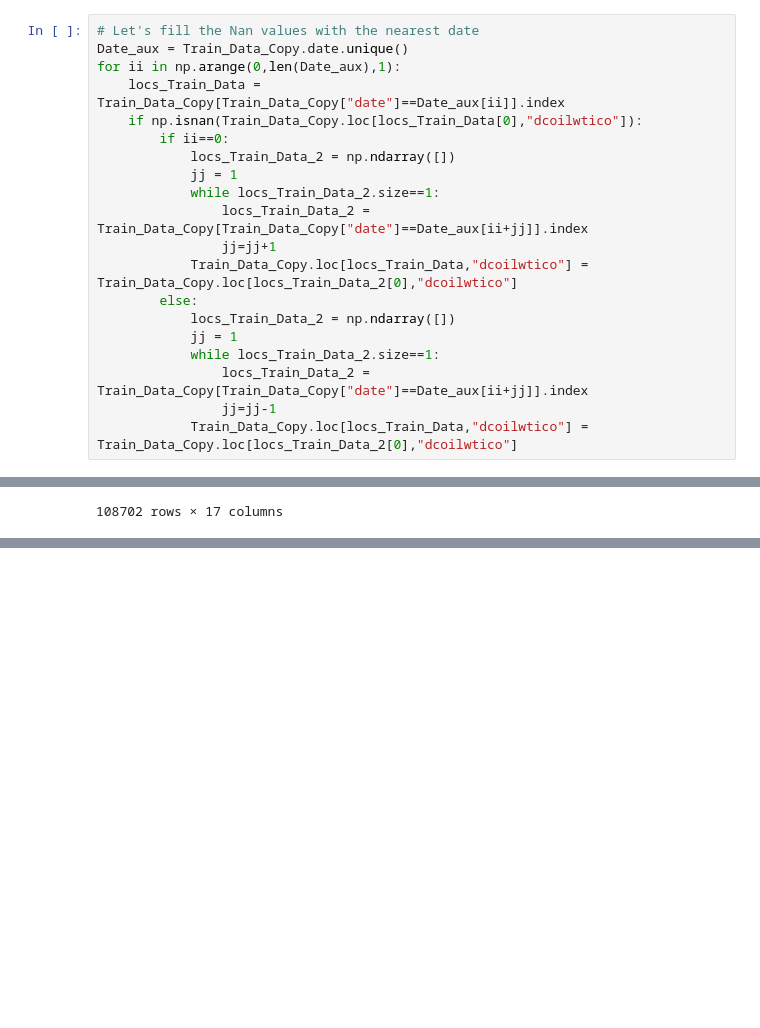
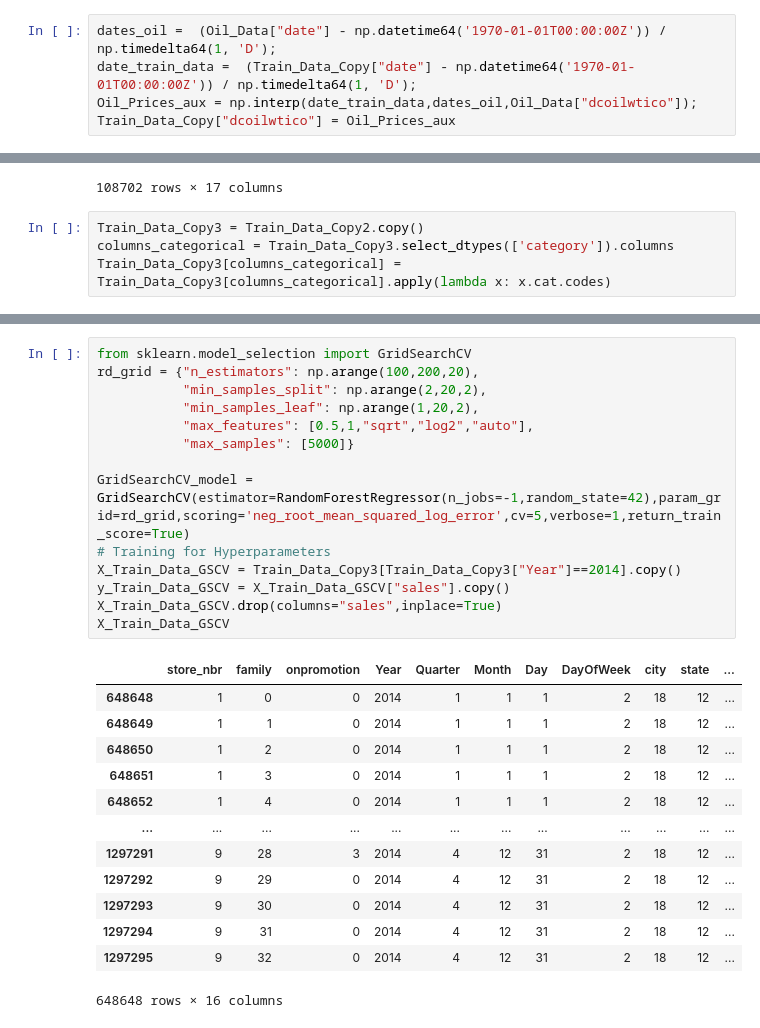
Before and after one commit to Candelo-Zuluaga/KaggleCompetition-StoreSales-TSForecasting, a Jupyter notebook: Notebooks/1-03_01_2025-Notebook.ipynb, the cells around one changed output, grey strips where cells are left out. Cells and saved outputs as stored; diff of their text form; blank space fills up the shorter version.

```diff
--- a/Notebooks/1-03_01_2025-Notebook.ipynb
+++ b/Notebooks/1-03_01_2025-Notebook.ipynb
@@ -254,23 +271,8 @@ for Date_aux in Train_Data_Copy.date.unique():
-# %%
-# Let's fill the Nan values with the nearest date
-Date_aux = Train_Data_Copy.date.unique()
-for ii in np.arange(0,len(Date_aux),1):
-    locs_Train_Data = Train_Data_Copy[Train_Data_Copy["date"]==Date_aux[ii]].index
-    if np.isnan(Train_Data_Copy.loc[locs_Train_Data[0],"dcoilwtico"]):
-        if ii==0:
-            locs_Train_Data_2 = np.ndarray([])
-            jj = 1
-            while locs_Train_Data_2.size==1:
-                locs_Train_Data_2 = Train_Data_Copy[Train_Data_Copy["date"]==Date_aux[ii+jj]].index
-                jj=jj+1
-            Train_Data_Copy.loc[locs_Train_Data,"dcoilwtico"] = Train_Data_Copy.loc[locs_Train_Data_2[0],"dcoilwtico"]
-        else:
-            locs_Train_Data_2 = np.ndarray([])
-            jj = 1
-            while locs_Train_Data_2.size==1:
-                locs_Train_Data_2 = Train_Data_Copy[Train_Data_Copy["date"]==Date_aux[ii+jj]].index
-                jj=jj-1
-            Train_Data_Copy.loc[locs_Train_Data,"dcoilwtico"] = Train_Data_Copy.loc[locs_Train_Data_2[0],"dcoilwtico"]
+# %%
+dates_oil =  (Oil_Data["date"] - np.datetime64('1970-01-01T00:00:00Z')) / np.timedelta64(1, 'D');
+date_train_data =  (Train_Data_Copy["date"] - np.datetime64('1970-01-01T00:00:00Z')) / np.timedelta64(1, 'D');
+Oil_Prices_aux = np.interp(date_train_data,dates_oil,Oil_Data["dcoilwtico"]);
+Train_Data_Copy["dcoilwtico"] = Oil_Prices_aux
 # %% [markdown]
 Now we have our Data completed with all the prices filled (even the days that there was not information), we need just to reconvert object to categoricals and load the holidays events to complete the data structure.
 # %%
@@ -437,6 +439,10 @@ Train_Data_Copy2.loc[Index_2016_earthquake]
 | 2216806 | 9 | SCHOOL AND OFFICE SUPPLIES | 0.000 | 0 | 2016 | 2 | 5 | 31 | 6 | Quito | ... |
 | 2216807 | 9 | SEAFOOD | 41.000 | 0 | 2016 | 2 | 5 | 31 | 6 | Quito | ... |
 108702 rows × 17 columns
+# %%
+Train_Data_Copy3 = Train_Data_Copy2.copy()
+columns_categorical = Train_Data_Copy3.select_dtypes(['category']).columns
+Train_Data_Copy3[columns_categorical] = Train_Data_Copy3[columns_categorical].apply(lambda x: x.cat.codes)
 # %%
 # TRAINING AND TEST DATA
 
@@ -477,0 +491,28 @@ ValueError: Cannot cast object dtype to float64
+# %%
+from sklearn.model_selection import GridSearchCV
+rd_grid = {"n_estimators": np.arange(100,200,20),
+           "min_samples_split": np.arange(2,20,2),
+           "min_samples_leaf": np.arange(1,20,2),
+           "max_features": [0.5,1,"sqrt","log2","auto"],
+           "max_samples": [5000]}
+
+GridSearchCV_model = GridSearchCV(estimator=RandomForestRegressor(n_jobs=-1,random_state=42),param_grid=rd_grid,scoring='neg_root_mean_squared_log_error',cv=5,verbose=1,return_train_score=True)
+# Training for Hyperparameters
+X_Train_Data_GSCV = Train_Data_Copy3[Train_Data_Copy3["Year"]==2014].copy()
+y_Train_Data_GSCV = X_Train_Data_GSCV["sales"].copy()
+X_Train_Data_GSCV.drop(columns="sales",inplace=True)
+X_Train_Data_GSCV
+# %% [output]
+|  | store_nbr | family | onpromotion | Year | Quarter | Month | Day | DayOfWeek | city | state | ... |
+| 648648 | 1 | 0 | 0 | 2014 | 1 | 1 | 1 | 2 | 18 | 12 | ... |
+| 648649 | 1 | 1 | 0 | 2014 | 1 | 1 | 1 | 2 | 18 | 12 | ... |
+| 648650 | 1 | 2 | 0 | 2014 | 1 | 1 | 1 | 2 | 18 | 12 | ... |
+| 648651 | 1 | 3 | 0 | 2014 | 1 | 1 | 1 | 2 | 18 | 12 | ... |
+| 648652 | 1 | 4 | 0 | 2014 | 1 | 1 | 1 | 2 | 18 | 12 | ... |
+| ... | ... | ... | ... | ... | ... | ... | ... | ... | ... | ... | ... |
+| 1297291 | 9 | 28 | 3 | 2014 | 4 | 12 | 31 | 2 | 18 | 12 | ... |
+| 1297292 | 9 | 29 | 0 | 2014 | 4 | 12 | 31 | 2 | 18 | 12 | ... |
+| 1297293 | 9 | 30 | 0 | 2014 | 4 | 12 | 31 | 2 | 18 | 12 | ... |
+| 1297294 | 9 | 31 | 0 | 2014 | 4 | 12 | 31 | 2 | 18 | 12 | ... |
+| 1297295 | 9 | 32 | 0 | 2014 | 4 | 12 | 31 | 2 | 18 | 12 | ... |
+648648 rows × 16 columns
```
Also changed, not shown: parts of 10 cells of this notebook.
